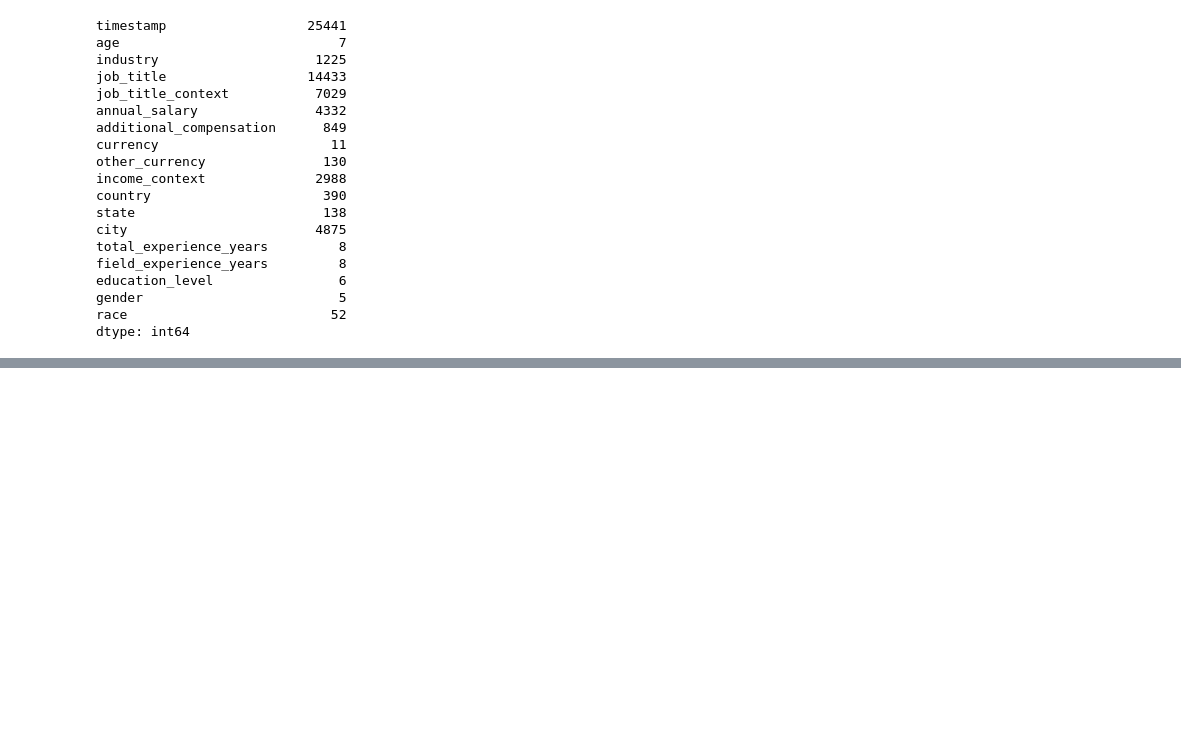
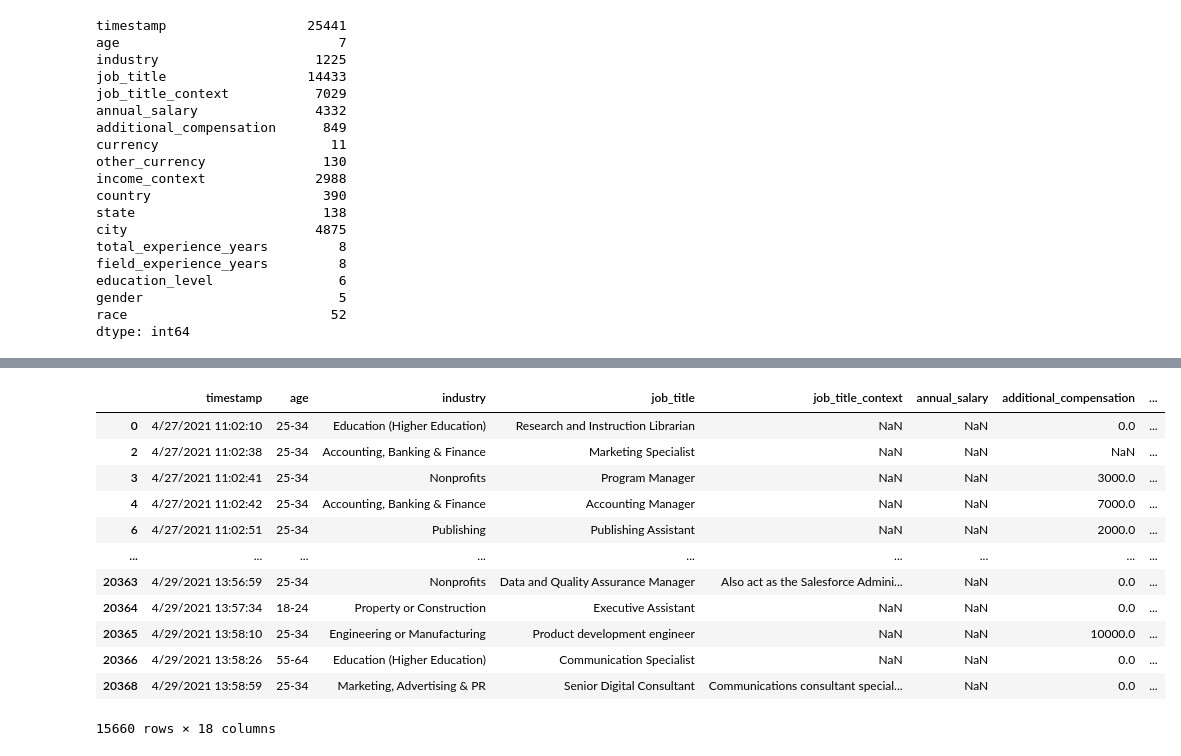
Before and after one commit to Abubakar-idrees-01/Summer_Grow, a Jupyter notebook: Pandas_&_Numpy/pandas_part2.ipynb, the cells around one changed output, grey strips where cells are left out. Drawn from its saved outputs; the diff is of its cells as text; code cells hidden in the pictures; blank space fills up the shorter version.

Commit message:
exploring response data

```diff
--- a/Pandas_&_Numpy/pandas_part2.ipynb
+++ b/Pandas_&_Numpy/pandas_part2.ipynb
@@ -145,0 +130,19 @@ dtype: int64
+# %%
+df[
+    (df['annual_salary'].isna()) &
+    (df['gender'] == 'Woman')
+]
+# %% [output]
+|  | timestamp | age | industry | job_title | job_title_context | annual_salary | additional_compensation | ... |
+| 0 | 4/27/2021 11:02:10 | 25-34 | Education (Higher Education) | Research and Instruction Librarian | NaN | NaN | 0.0 | ... |
+| 2 | 4/27/2021 11:02:38 | 25-34 | Accounting, Banking & Finance | Marketing Specialist | NaN | NaN | NaN | ... |
+| 3 | 4/27/2021 11:02:41 | 25-34 | Nonprofits | Program Manager | NaN | NaN | 3000.0 | ... |
+| 4 | 4/27/2021 11:02:42 | 25-34 | Accounting, Banking & Finance | Accounting Manager | NaN | NaN | 7000.0 | ... |
+| 6 | 4/27/2021 11:02:51 | 25-34 | Publishing | Publishing Assistant | NaN | NaN | 2000.0 | ... |
+| ... | ... | ... | ... | ... | ... | ... | ... | ... |
+| 20363 | 4/29/2021 13:56:59 | 25-34 | Nonprofits | Data and Quality Assurance Manager | Also act as the Salesforce Admini... | NaN | 0.0 | ... |
+| 20364 | 4/29/2021 13:57:34 | 18-24 | Property or Construction | Executive Assistant | NaN | NaN | 0.0 | ... |
+| 20365 | 4/29/2021 13:58:10 | 25-34 | Engineering or Manufacturing | Product development engineer | NaN | NaN | 10000.0 | ... |
+| 20366 | 4/29/2021 13:58:26 | 55-64 | Education (Higher Education) | Communication Specialist | NaN | NaN | 0.0 | ... |
+| 20368 | 4/29/2021 13:58:59 | 25-34 | Marketing, Advertising & PR | Senior Digital Consultant | Communications consultant special... | NaN | 0.0 | ... |
+15660 rows × 18 columns
```
Also changed, not shown: parts of 13 cells of this notebook, 1 other file.
